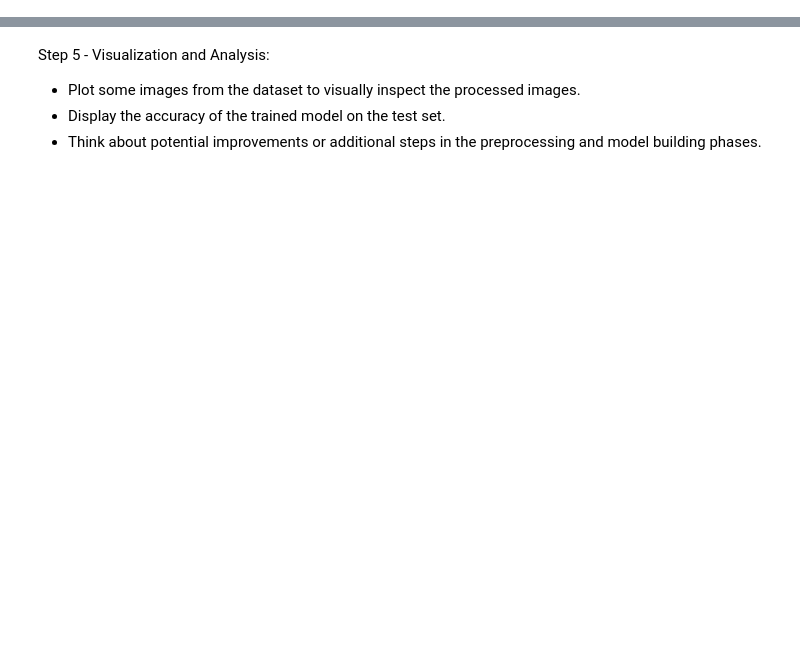
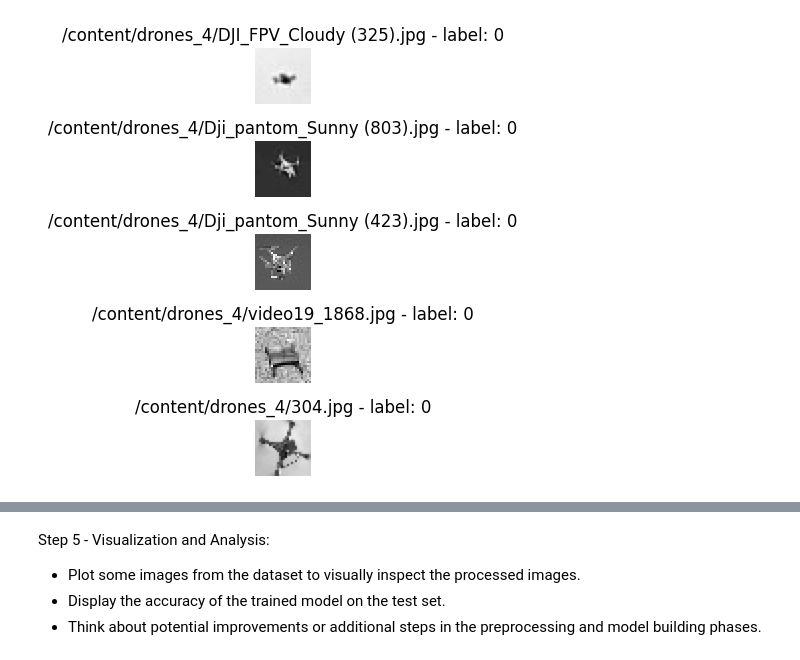
Before and after one commit to Alejandrooct/AI-course, a Jupyter notebook: AI_course_day4.ipynb, the cells around one changed output, grey strips where cells are left out. Cells and saved outputs as stored; diff of their text form; code cells hidden in the pictures; blank space fills up the shorter version.

```diff
--- a/AI_course_day4.ipynb
+++ b/AI_course_day4.ipynb
@@ -484,0 +626,20 @@ Step 4 - Build Classifier Model:
+# %%
+import os
+import pandas as pd
+
+# Assuming your data is stored in /content/drones_4/ and /content/drones_6/
+folder_paths = ['/content/drones_4/', '/content/drones_6/']
+labels = ['0', '1']
+
+# Create an empty DataFrame
+df_drones = pd.DataFrame(columns=['Filename', 'Label'])
+
+# Iterate through the folders and files to populate the DataFrame
+for label, folder_path in zip(labels, folder_paths):
+    file_list = os.listdir(folder_path)
+    for filename in file_list:
+        # Construct the full file path
+        file_path = os.path.join(folder_path, filename)
+
+        # Append a new row to the DataFrame
+        df_drones = df_drones.append({'Filename': file_path, 'Label': label}, ignore_index=True)
@@ -484,0 +757,30 @@ Step 4 - Build Classifier Model:
+# %%
+# Step 4 - sample visualization of the dataset
+
+# Load and display a few flattened images
+import matplotlib.pyplot as plt
+
+num_images_to_display = 5
+
+for i in range(num_images_to_display):
+    # Load an example image and flatten it
+    sample_image_path = df_drones['Filename'][i]
+#------------------------------------------------------------------------------
+    sample_image = image.load_img(sample_image_path, target_size=img_size)
+    sample_image = image.load_img(sample_image_path, color_mode = 'grayscale' ,target_size=img_size)
+#------------------------------------------------------------------------------
+    sample_image_array = image.img_to_array(sample_image)
+    flattened_image = sample_image_array.flatten()
+
+    # Reshape the flattened image back to its original shape
+    reshaped_image = flattened_image.reshape(img_size)
+
+    plt.subplot(num_images_to_display, 2, 2 * i + 2)
+    plt.imshow(reshaped_image, cmap='gray')  #              use 'gray' colormap.
+    plt.title(sample_image_path + ' - label: ' + df_drones['Label'][i])
+    plt.axis('off')
+
+plt.tight_layout()
+plt.show()
+# %% [output]
+[figure, added]
```
Also changed, not shown: parts of 65 cells of this notebook.
